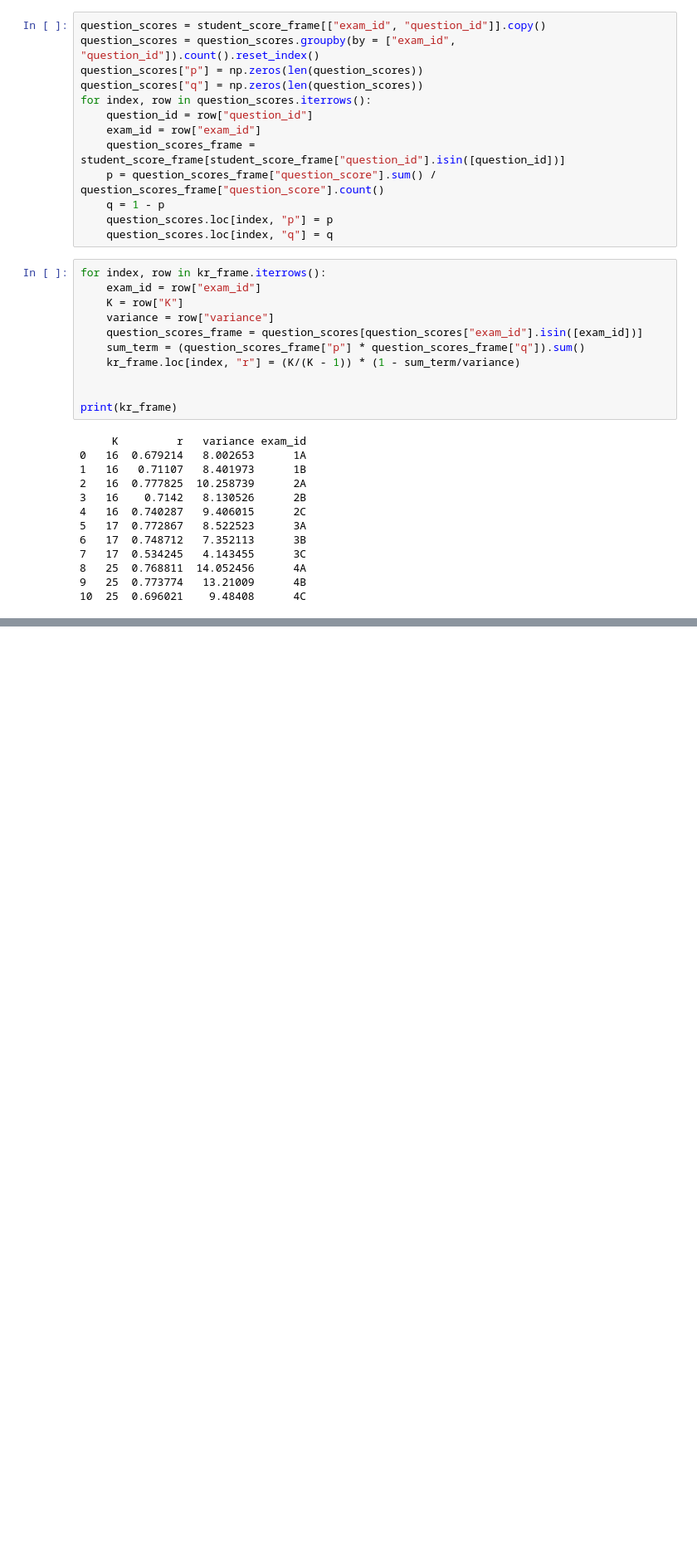
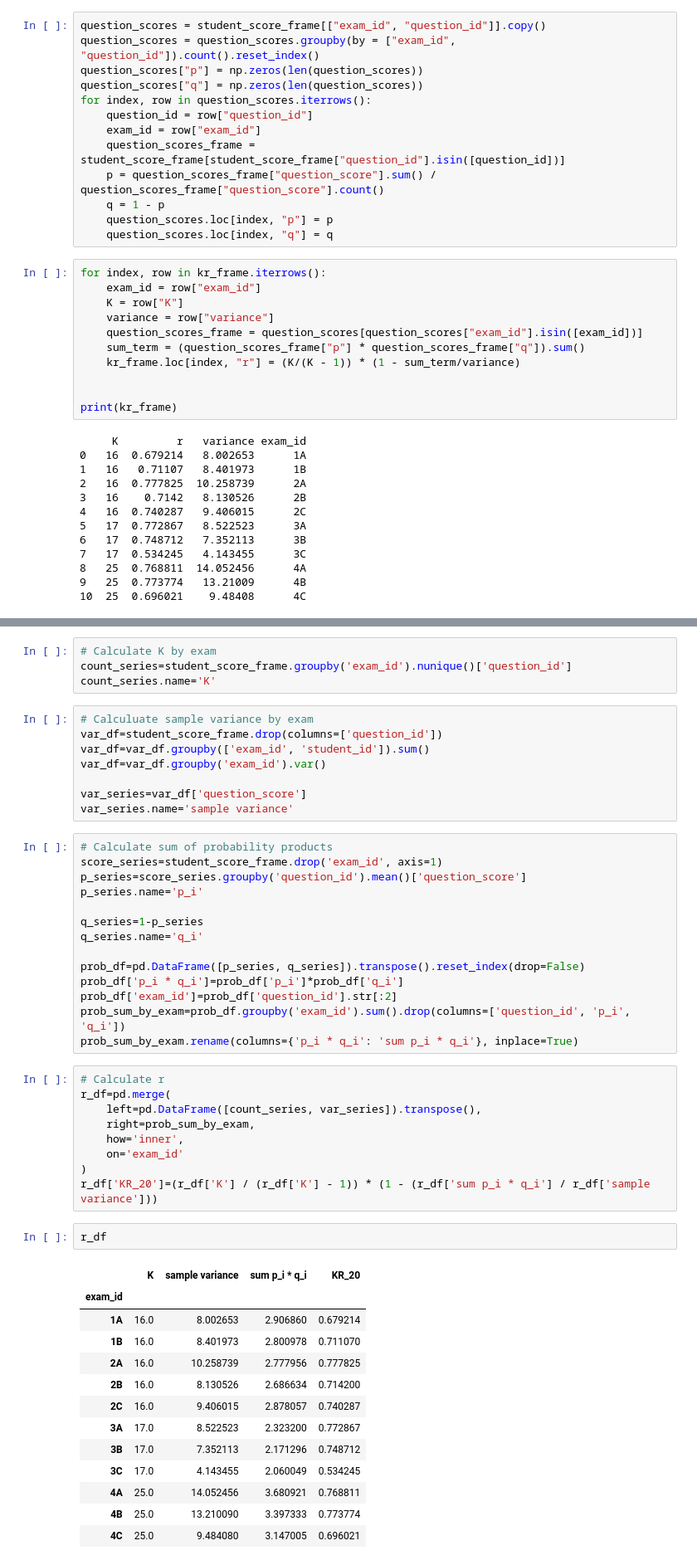
Before and after one commit to russell-jeter/CollegeAlgebraLSLTAnalysis, a Jupyter notebook: data_analysis_workbook.ipynb, the cells around one changed output, grey strips where cells are left out. Shown at 83% size. Cells and saved outputs as stored; diff of their text form; blank space fills up the shorter version.

Commit message:
Validated KR20 calculation
Separate calculation confirms KR20 based on our data

```diff
--- a/data_analysis_workbook.ipynb
+++ b/data_analysis_workbook.ipynb
@@ -554,0 +565,51 @@ print(kr_frame)
+# %%
+# Calculate K by exam
+count_series=student_score_frame.groupby('exam_id').nunique()['question_id']
+count_series.name='K'
+# %%
+# Calculuate sample variance by exam
+var_df=student_score_frame.drop(columns=['question_id'])
+var_df=var_df.groupby(['exam_id', 'student_id']).sum()
+var_df=var_df.groupby('exam_id').var()
+
+var_series=var_df['question_score']
+var_series.name='sample variance'
+# %%
+# Calculate sum of probability products
+score_series=student_score_frame.drop('exam_id', axis=1)
+p_series=score_series.groupby('question_id').mean()['question_score']
+p_series.name='p_i'
+
+q_series=1-p_series
+q_series.name='q_i'
+
+prob_df=pd.DataFrame([p_series, q_series]).transpose().reset_index(drop=False)
+prob_df['p_i * q_i']=prob_df['p_i']*prob_df['q_i']
+prob_df['exam_id']=prob_df['question_id'].str[:2]
+prob_sum_by_exam=prob_df.groupby('exam_id').sum().drop(columns=['question_id', 'p_i', 'q_i'])
+prob_sum_by_exam.rename(columns={'p_i * q_i': 'sum p_i * q_i'}, inplace=True)
+# %%
+# Calculate r
+r_df=pd.merge(
+    left=pd.DataFrame([count_series, var_series]).transpose(),
+    right=prob_sum_by_exam,
+    how='inner',
+    on='exam_id'
+)
+r_df['KR_20']=(r_df['K'] / (r_df['K'] - 1)) * (1 - (r_df['sum p_i * q_i'] / r_df['sample variance']))
+# %%
+r_df
+# %% [output]
+|  | K | sample variance | sum p_i * q_i | KR_20 |
+| exam_id |  |  |  |  |
+| 1A | 16.0 | 8.002653 | 2.906860 | 0.679214 |
+| 1B | 16.0 | 8.401973 | 2.800978 | 0.711070 |
+| 2A | 16.0 | 10.258739 | 2.777956 | 0.777825 |
+| 2B | 16.0 | 8.130526 | 2.686634 | 0.714200 |
+| 2C | 16.0 | 9.406015 | 2.878057 | 0.740287 |
+| 3A | 17.0 | 8.522523 | 2.323200 | 0.772867 |
+| 3B | 17.0 | 7.352113 | 2.171296 | 0.748712 |
+| 3C | 17.0 | 4.143455 | 2.060049 | 0.534245 |
+| 4A | 25.0 | 14.052456 | 3.680921 | 0.768811 |
+| 4B | 25.0 | 13.210090 | 3.397333 | 0.773774 |
+| 4C | 25.0 | 9.484080 | 3.147005 | 0.696021 |
```
Also changed, not shown: parts of 6 cells of this notebook.
